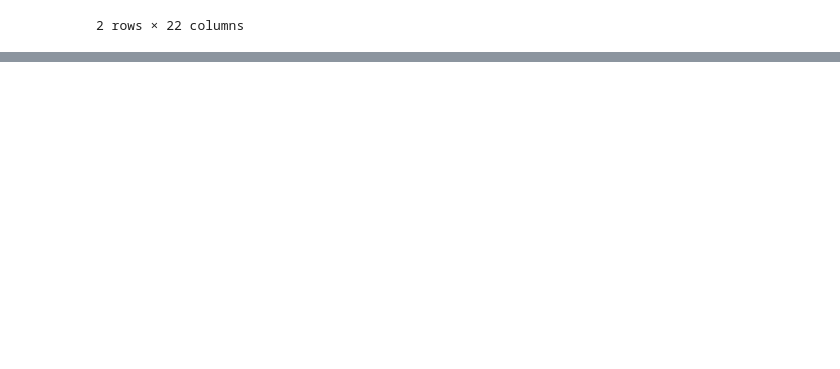
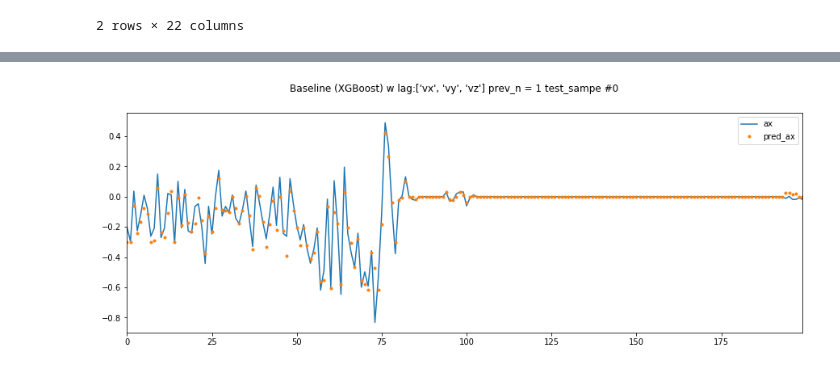
Before and after one commit to sharon-waymo-project/Team-3, a Jupyter notebook: acceleration_pred/acc_predictionsSL.ipynb, the cells around one changed output, grey strips where cells are left out. Saved outputs shown, nothing was run; the diff lists cells and outputs as text; code cells hidden in the pictures; blank space fills up the shorter version.

Commit message:
Add simple visualizations for model w. lag

```diff
--- a/acceleration_pred/acc_predictionsSL.ipynb
+++ b/acceleration_pred/acc_predictionsSL.ipynb
@@ -150,0 +156,18 @@ MAE of XGB: 0.21734635940659566
+# %%
+test['pred_ax'] = y_pred_XGB
+# %%
+import matplotlib.pyplot as plt
+
+sub_test = test.loc[:199]
+
+sub_test = sub_test.reset_index()
+
+# Plot the forecast with the actuals
+f, ax = plt.subplots(1)
+
+f.set_figheight(5)
+f.set_figwidth(15)
+_ = sub_test[['ax', 'pred_ax']].plot(ax=ax, style=['-','.'])
+plot = plt.suptitle("Baseline (XGBoost) w lag:['vx', 'vy', 'vz'] prev_n = 1 test_sample #0")
+# %% [output]
+[figure, added]
```
Also changed, not shown: parts of 9 cells of this notebook.
